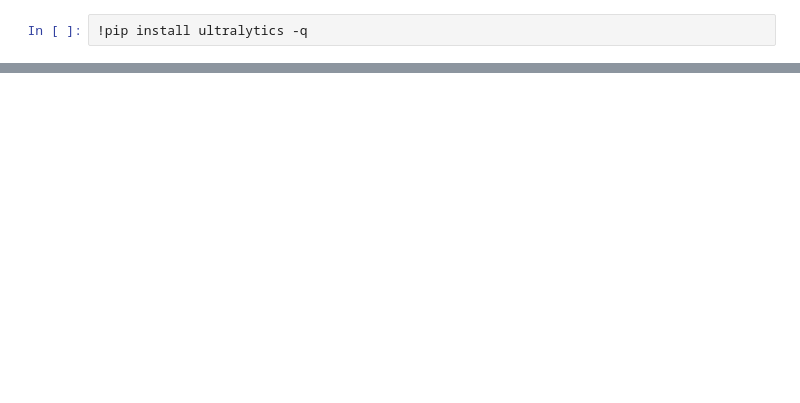
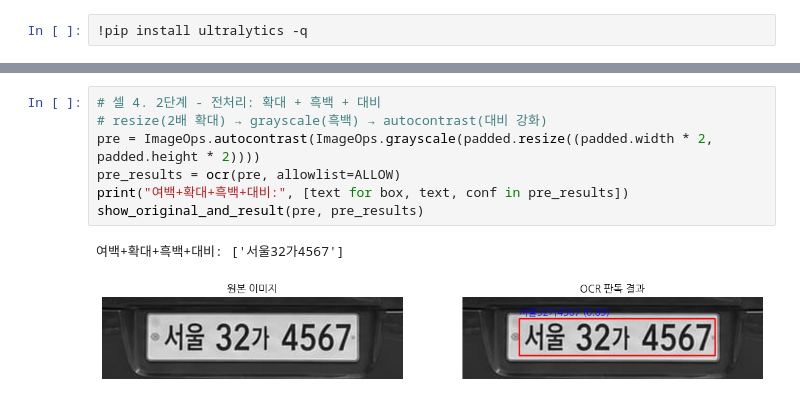
Before and after one commit to hjiwoong/DL, a Jupyter notebook: day12_practice2_YOLO_OCR_결합.ipynb, the cells around one changed output, grey strips where cells are left out. Cells and saved outputs as stored; diff of their text form; blank space fills up the shorter version.

```diff
--- a/day12_practice2_YOLO_OCR_결합.ipynb
+++ b/day12_practice2_YOLO_OCR_결합.ipynb
@@ -150,0 +150,10 @@ YOLO 감지 박스: (652, 715, 896, 782) (신뢰도 0.45)
+# %%
+# 셀 4. 2단계 - 전처리: 확대 + 흑백 + 대비
+# resize(2배 확대) → grayscale(흑백) → autocontrast(대비 강화)
+pre = ImageOps.autocontrast(ImageOps.grayscale(padded.resize((padded.width * 2, padded.height * 2))))
+pre_results = ocr(pre, allowlist=ALLOW)
+print("여백+확대+흑백+대비:", [text for box, text, conf in pre_results])
+show_original_and_result(pre, pre_results)
+# %% [output]
+여백+확대+흑백+대비: ['서울32가4567']
+[figure, added]
```
Also changed, not shown: parts of 14 cells of this notebook.
